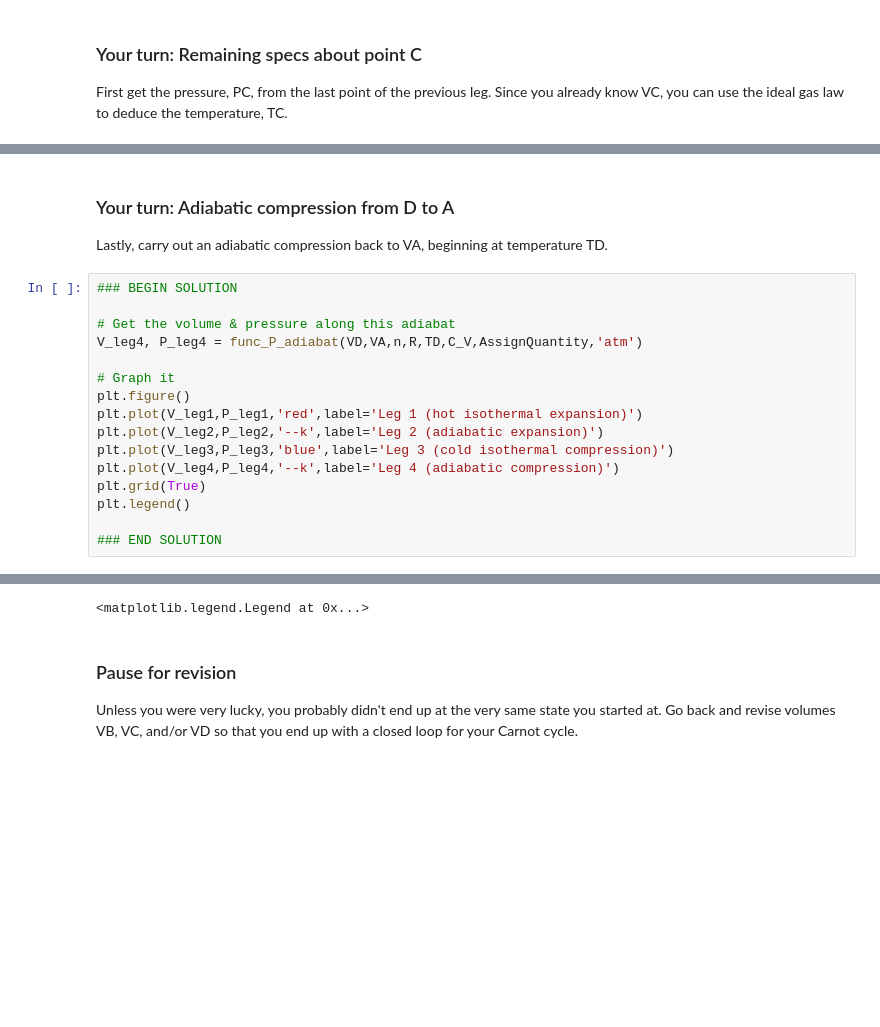
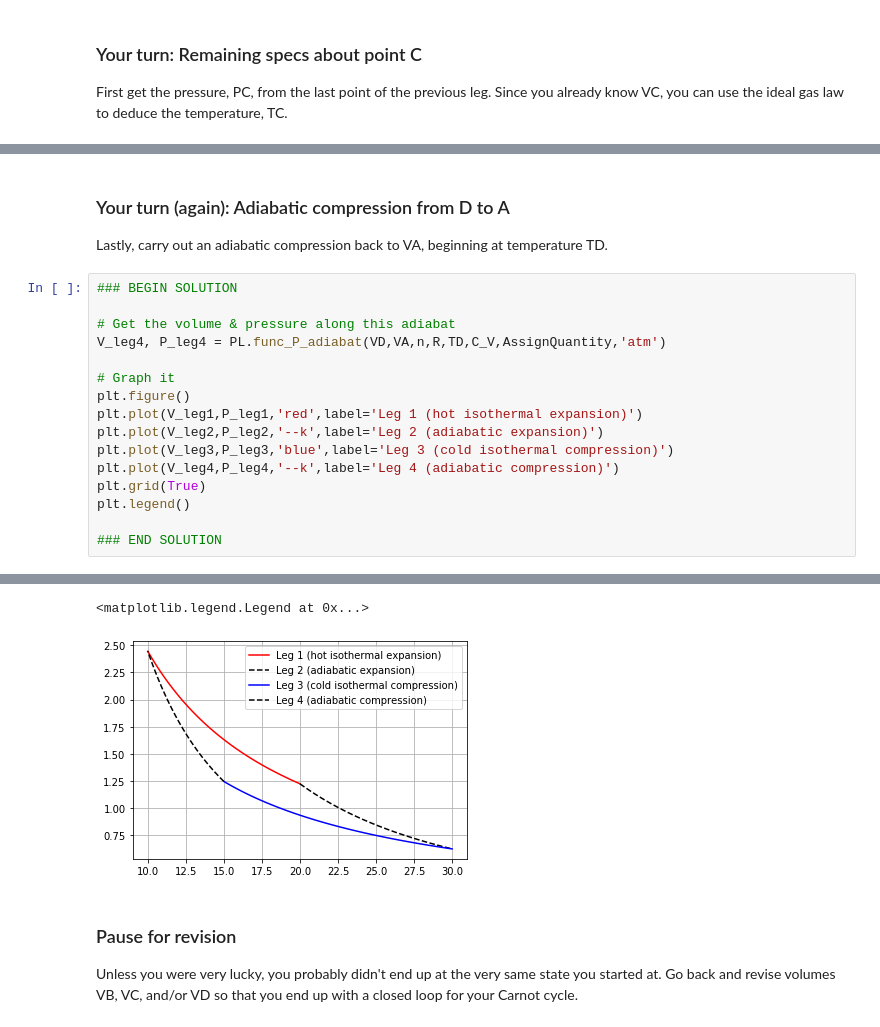
Before and after one commit to sneshyba/pypchem, a Jupyter notebook: Thermo 2022 (Neshyba)/Week_6b.CarnotCycle/CarnotCycle.ipynb, the cells around one changed output, grey strips where cells are left out. Drawn from its saved outputs; the diff is of its cells as text; blank space fills up the shorter version.

```diff
--- a/Thermo 2022 (Neshyba)/Week_6b.CarnotCycle/CarnotCycle.ipynb
+++ b/Thermo 2022 (Neshyba)/Week_6b.CarnotCycle/CarnotCycle.ipynb
@@ -261,11 +247,11 @@ PD = 1.2440110558878614 / liter ** 3.66667 standard_atmosphere
 # %% [markdown]
-### Your turn: Adiabatic compression from D to A
+### Your turn (again): Adiabatic compression from D to A
 Lastly, carry out an adiabatic compression back to VA, beginning at temperature TD.
 # %%
 ### BEGIN SOLUTION
 
 # Get the volume & pressure along this adiabat
-V_leg4, P_leg4 = func_P_adiabat(VD,VA,n,R,TD,C_V,AssignQuantity,'atm')
+V_leg4, P_leg4 = PL.func_P_adiabat(VD,VA,n,R,TD,C_V,AssignQuantity,'atm')
 
 # Graph it
 plt.figure()
@@ -283,4 +267,5 @@ plt.legend()
 <matplotlib.legend.Legend at 0x...>
+[figure, added]
 # %% [markdown]
 ### Pause for revision
 Unless you were very lucky, you probably didn't end up at the very same state you started at. Go back and revise volumes VB, VC, and/or VD so that you end up with a closed loop for your Carnot cycle.
```
Also changed, not shown: parts of 24 cells of this notebook, 5 other files.
